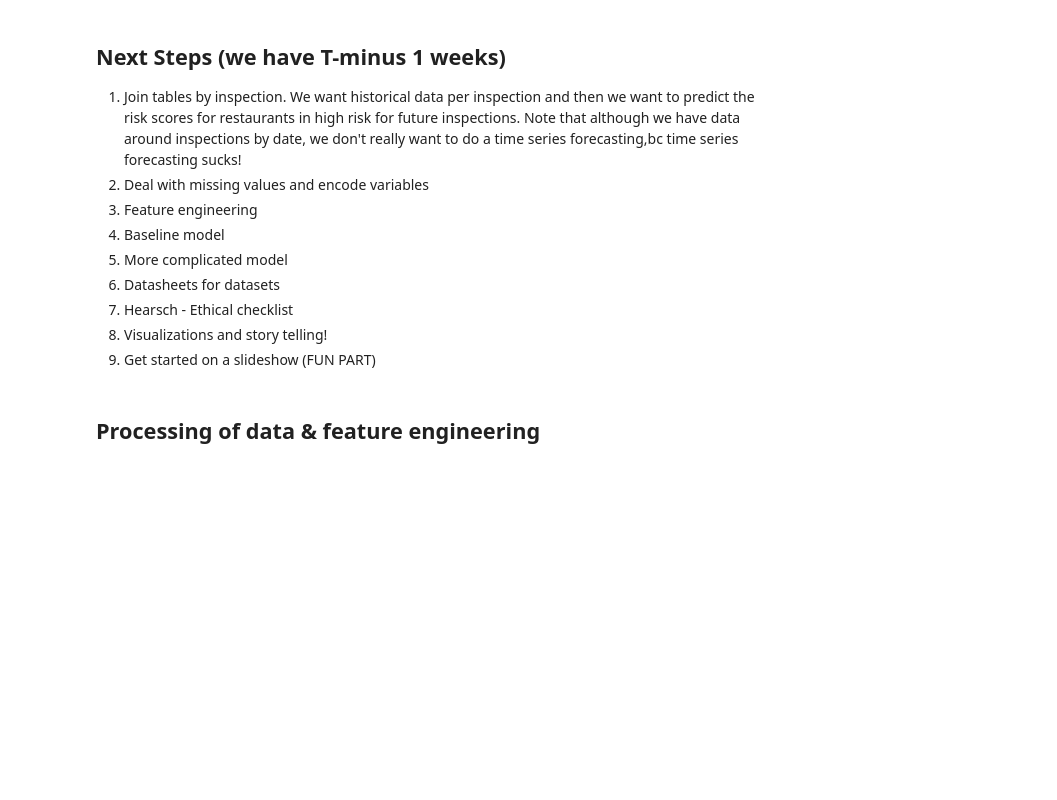
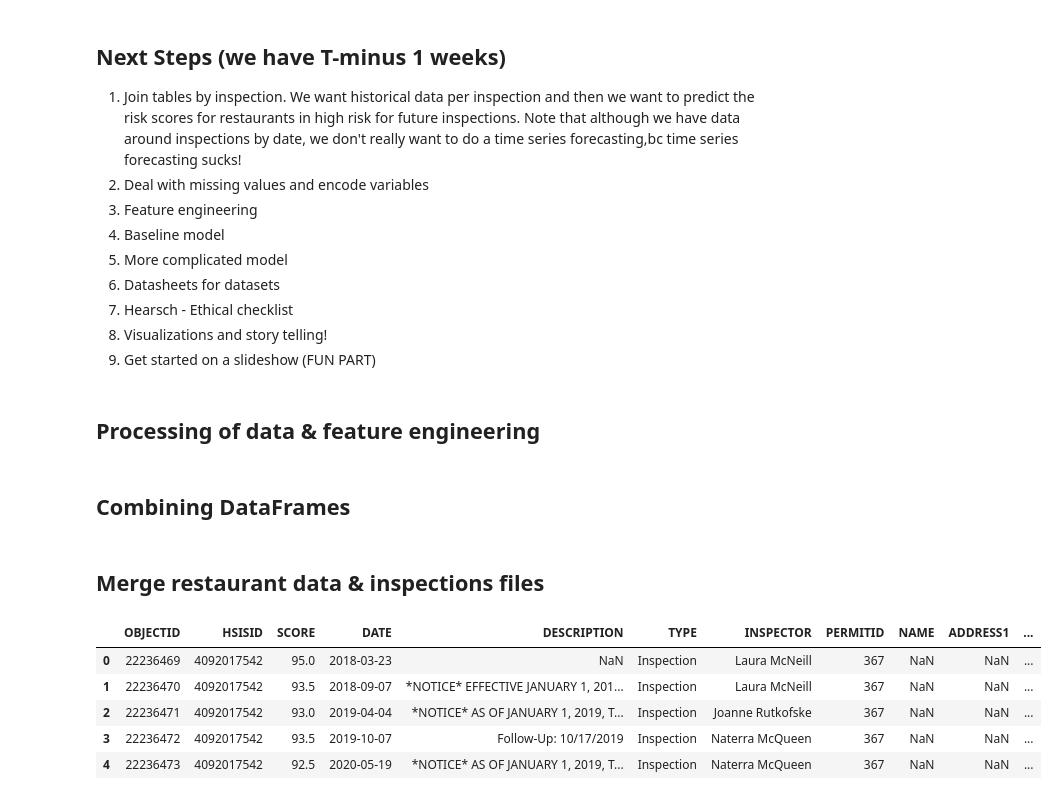
Before and after one commit to shyamal-anadkat/wake-county-food-inspections-analysis, a Jupyter notebook: Wake County - Restaurant Food Inspections Analysis [AIPI510].ipynb, the cells around one changed output. Drawn from its saved outputs; the diff is of its cells as text; code cells hidden in the pictures; blank space fills up the shorter version.

```diff
--- a/Wake County - Restaurant Food Inspections Analysis [AIPI510].ipynb
+++ b/Wake County - Restaurant Food Inspections Analysis [AIPI510].ipynb
@@ -169,3 +151,5 @@ crimedatadf.head()
 10. Get started on a slideshow (FUN PART)
 # %% [markdown]
 ## Processing of data & feature engineering
+# %% [markdown]
+## Combining DataFrames
@@ -171,0 +165,13 @@ crimedatadf.head()
+# %% [markdown]
+## Merge restaurant data & inspections files
+# %%
+# Merged the inspectionsdf & restaurantsdf based on same column names
+rest_data = rest_inspect.merge(rest_df, how='outer', on=['OBJECTID','HSISID','PERMITID'])
+rest_data.head()
+# %% [output]
+|  | OBJECTID | HSISID | SCORE | DATE | DESCRIPTION | TYPE | INSPECTOR | PERMITID | NAME | ADDRESS1 | ... |
+| 0 | 22236469 | 4092017542 | 95.0 | 2018-03-23 | NaN | Inspection | Laura McNeill | 367 | NaN | NaN | ... |
+| 1 | 22236470 | 4092017542 | 93.5 | 2018-09-07 | *NOTICE* EFFECTIVE JANUARY 1, 201... | Inspection | Laura McNeill | 367 | NaN | NaN | ... |
+| 2 | 22236471 | 4092017542 | 93.0 | 2019-04-04 | *NOTICE* AS OF JANUARY 1, 2019, T... | Inspection | Joanne Rutkofske | 367 | NaN | NaN | ... |
+| 3 | 22236472 | 4092017542 | 93.5 | 2019-10-07 | Follow-Up: 10/17/2019 | Inspection | Naterra McQueen | 367 | NaN | NaN | ... |
+| 4 | 22236473 | 4092017542 | 92.5 | 2020-05-19 | *NOTICE* AS OF JANUARY 1, 2019, T... | Inspection | Naterra McQueen | 367 | NaN | NaN | ... |
```
Also changed, not shown: parts of 13 cells of this notebook.
